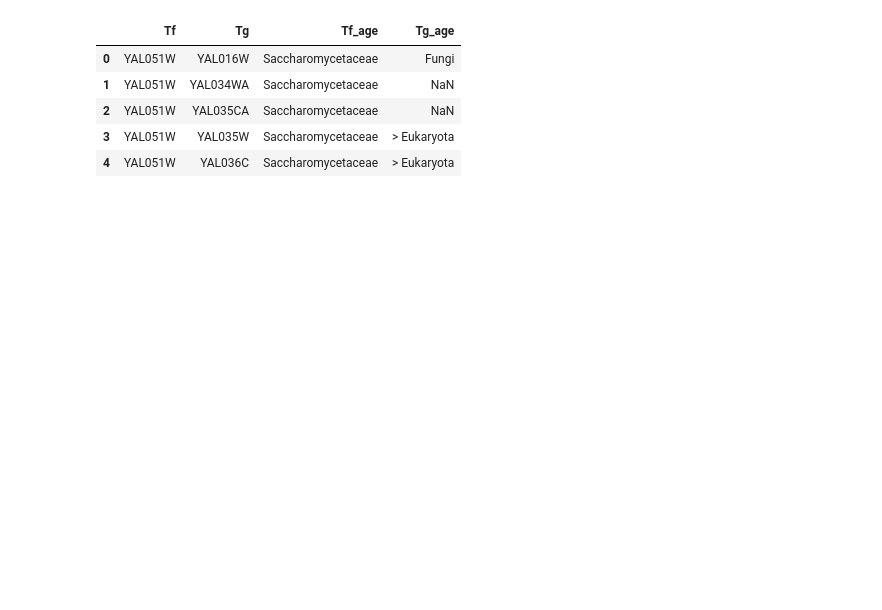
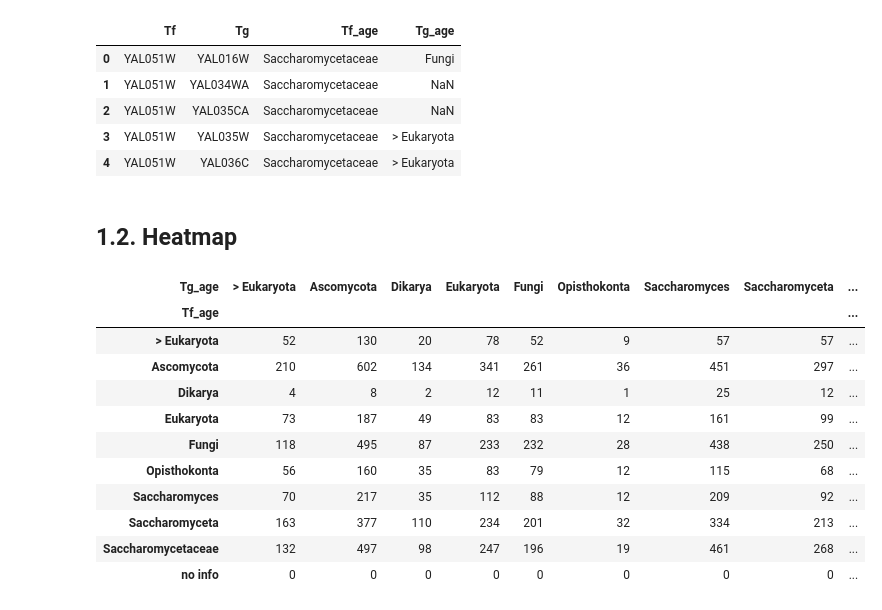
Before and after one commit to Freddsle/age_patterns, a Jupyter notebook: code/03_GenOrigin_age_classes.ipynb, the cells around one changed output. Drawn from its saved outputs; the diff is of its cells as text; code cells hidden in the pictures; blank space fills up the shorter version.

```diff
--- a/code/03_GenOrigin_age_classes.ipynb
+++ b/code/03_GenOrigin_age_classes.ipynb
@@ -26,0 +54,21 @@ yeast_data.head()
+# %%
+# load GRNs:
+
+# yeast
+yeast_data = pd.read_csv('../data/01_GRNs/yeast.txt', sep='\t')
+yeast_graph = nx.from_pandas_edgelist(yeast_data, source='Tf', target='Tg',
+                                      create_using=nx.DiGraph())
+
+# mouse
+mouse_data = pd.read_csv('../data/01_GRNs/trrust_rawdata.mouse.tsv',
+                         sep='\t', header=None,
+                         names=['TF', 'Target', 'Mode', 'PMID'])
+mouse_graph = nx.from_pandas_edgelist(mouse_data, 'TF', 'Target', ['Mode', 'PMID'],
+                                      create_using=nx.DiGraph())
+
+# human
+human_data = pd.read_csv('../data/01_GRNs/trrust_rawdata.human.tsv',
+                         sep='\t', header=None,
+                         names=['TF', 'Target', 'Mode', 'PMID'])
+human_graph = nx.from_pandas_edgelist(human_data, 'TF', 'Target', ['Mode', 'PMID'],
+                                      create_using=nx.DiGraph())
@@ -94,0 +178,2 @@ yeast_data[['Tg_age', 'Tf_age']] = yeast_data[['Tg_age', 'Tf_age']].replace(np.n
+# %% [markdown]
+## 1.2. Heatmap <a name="Yeast_heatmap"></a>
@@ -94,0 +183,16 @@ yeast_data[['Tg_age', 'Tf_age']] = yeast_data[['Tg_age', 'Tf_age']].replace(np.n
+# %%
+heatmap_y = pd.crosstab(yeast_data.Tf_age, yeast_data.Tg_age)
+heatmap_y
+# %% [output]
+| Tg_age | > Eukaryota | Ascomycota | Dikarya | Eukaryota | Fungi | Opisthokonta | Saccharomyces | Saccharomyceta | ... |
+| Tf_age |  |  |  |  |  |  |  |  | ... |
+| > Eukaryota | 52 | 130 | 20 | 78 | 52 | 9 | 57 | 57 | ... |
+| Ascomycota | 210 | 602 | 134 | 341 | 261 | 36 | 451 | 297 | ... |
+| Dikarya | 4 | 8 | 2 | 12 | 11 | 1 | 25 | 12 | ... |
+| Eukaryota | 73 | 187 | 49 | 83 | 83 | 12 | 161 | 99 | ... |
+| Fungi | 118 | 495 | 87 | 233 | 232 | 28 | 438 | 250 | ... |
+| Opisthokonta | 56 | 160 | 35 | 83 | 79 | 12 | 115 | 68 | ... |
+| Saccharomyces | 70 | 217 | 35 | 112 | 88 | 12 | 209 | 92 | ... |
+| Saccharomyceta | 163 | 377 | 110 | 234 | 201 | 32 | 334 | 213 | ... |
+| Saccharomycetaceae | 132 | 497 | 98 | 247 | 196 | 19 | 461 | 268 | ... |
+| no info | 0 | 0 | 0 | 0 | 0 | 0 | 0 | 0 | ... |
```
Also changed, not shown: parts of 30 cells of this notebook, 9 other files.
